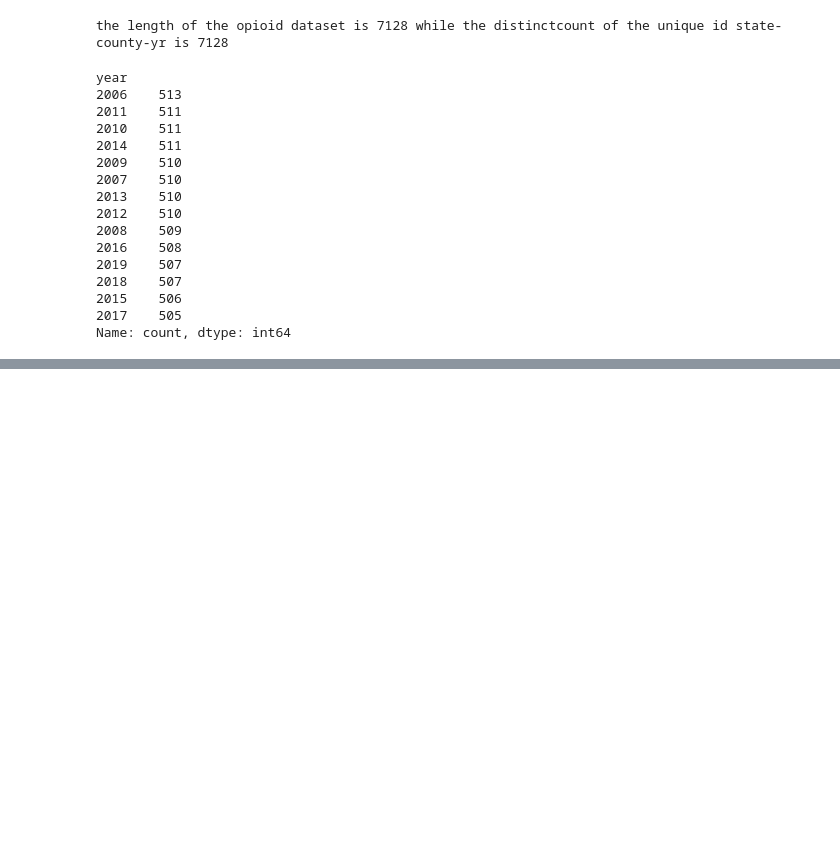
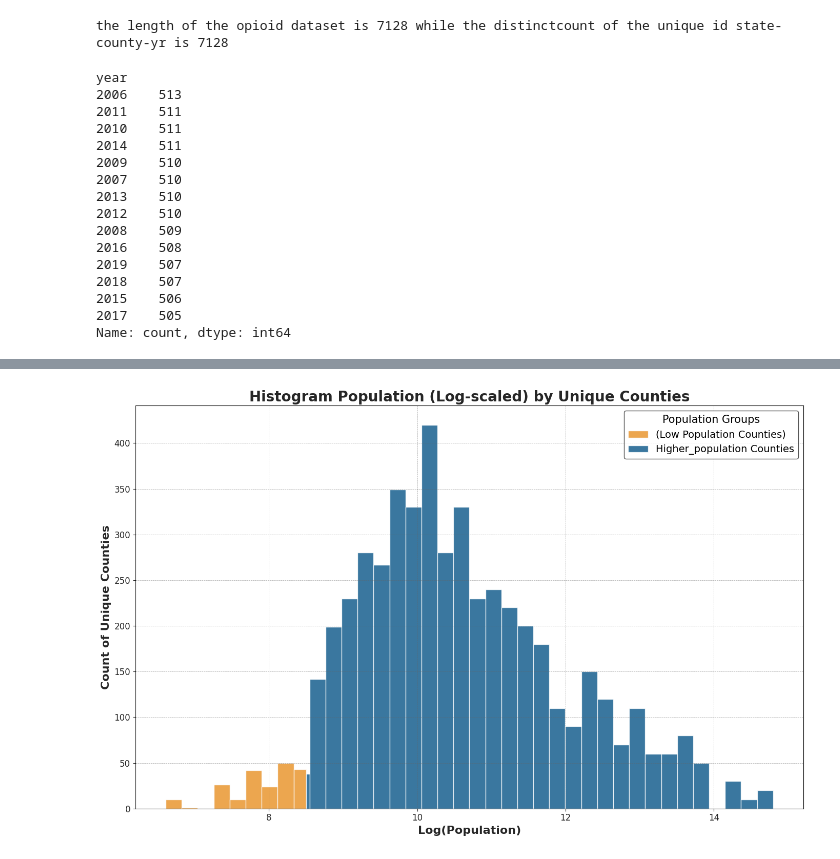
Before and after one commit to MIDS-at-Duke/opioids-2024-data-queens-king, a Jupyter notebook: merge.ipynb, the cells around one changed output, grey strips where cells are left out. Drawn from its saved outputs; the diff is of its cells as text; code cells hidden in the pictures; blank space fills up the shorter version.

```diff
--- a/merge.ipynb
+++ b/merge.ipynb
@@ -474,0 +880,69 @@ Below is some dummy data to test my merge operation prior to setting it in main_
+# %%
+import matplotlib.pyplot as plt
+import numpy as np
+
+# Grouping populations into bins for the histogram
+pop_data = np.array(final_dataset["pop_log_population"])
+bin_edges = np.histogram_bin_edges(pop_data, bins="auto")
+
+# Define the threshold for splitting the population
+threshold = 8.5
+
+# Separate the bins to avoid overlap
+below_threshold_bins = bin_edges[bin_edges <= threshold]
+above_threshold_bins = bin_edges[bin_edges > threshold]
+below_threshold_bins = np.append(
+    below_threshold_bins, threshold
+)  # Add threshold as the upper limit
+above_threshold_bins = np.insert(
+    above_threshold_bins, 0, threshold
+)  # Add threshold as the lower limit
+
+# Separate below and above threshold
+below_threshold = pop_data[pop_data <= threshold]
+above_threshold = pop_data[pop_data > threshold]
+
+# Plot the histogram
+plt.figure(figsize=(14, 9))
+plt.hist(
+    below_threshold,
+    bins=below_threshold_bins,
+    color="#E89023",
+    edgecolor="#FFFFFF",
+    label="(Low Population Counties)",
+    alpha=0.8,
+)
+plt.hist(
+    above_threshold,
+    bins=above_threshold_bins,
+    color="#085587",
+    edgecolor="#FFFFFF",
+    label="Higher_population Counties",
+    alpha=0.8,
+)
+
+# Styling for a professional look
+plt.gca().set_facecolor("#FFFFFF")  # White background
+plt.title(
+    "Histogram Population (Log-scaled) by Unique Counties",
+    fontsize=20,
+    color="#262626",
+    weight="bold",
+)
+plt.xlabel("Log(Population)", fontsize=16, color="#262626", weight="bold")
+plt.ylabel("Count of Unique Counties", fontsize=16, color="#262626", weight="bold")
+plt.legend(
+    title="Population Groups",
+    fontsize=14,
+    title_fontsize=15,
+    edgecolor="#262626",
+    loc="upper right",
+)
+plt.grid(color="#666666", linestyle="--", linewidth=0.5, alpha=0.6)
+plt.tick_params(colors="#262626", labelsize=12)
+
+# Display the updated histogram
+plt.tight_layout()
+plt.show()
+# %% [output]
+[figure, added]
```
Also changed, not shown: parts of 27 cells of this notebook, 8 other files.
